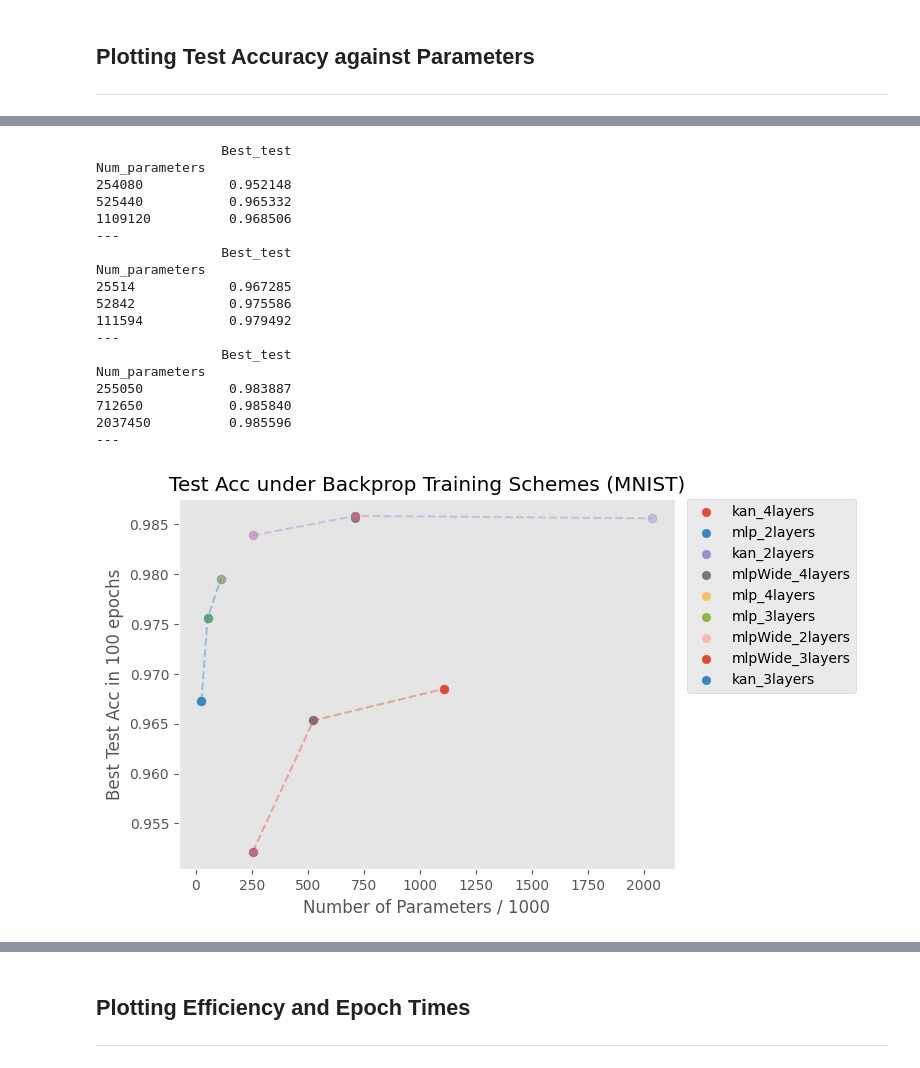
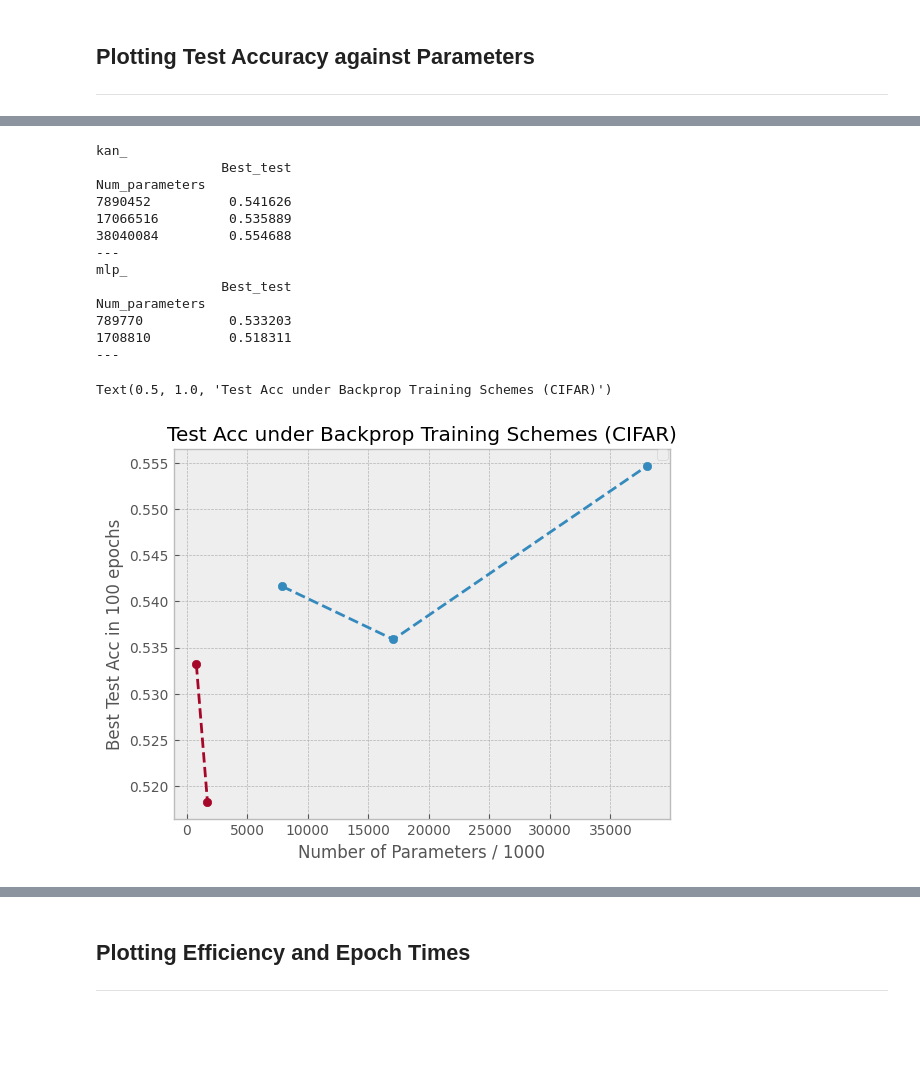
Before and after one commit to ShairozS/HSIC_Bottleneck-Pytorch, a Jupyter notebook: Outputs/results_analysis.ipynb, the cells around one changed output, grey strips where cells are left out. Saved outputs shown, nothing was run; the diff lists cells and outputs as text; code cells hidden in the pictures; blank space fills up the shorter version.

```diff
--- a/Outputs/results_analysis.ipynb
+++ b/Outputs/results_analysis.ipynb
@@ -7,7 +7,7 @@ import matplotlib.pyplot as plt
 ----------
 # %%
 df = pd.read_csv('../Notebooks/results_compiled.csv', )
-DATASET = 'MNIST'
+DATASET = 'CIFAR'
 df = df[df.Dataset == DATASET]
 df.head()
 print(df.shape)
@@ -43,45 +62,43 @@ df['Best_test'] = df['Best_test'].astype('float32')
 # %%
-plt.style.use('ggplot')
+plt.style.use( 'bmh')
 
 fig, axes = plt.subplots()
 
-
-for ma in ['kan_', 'mlp_', 'mlpW']:
+colors = [[0,0,.1], [0,0,.5], [0,0,1]]
+for ma in ['kan_', 'mlp_']:
+    print(ma)
     sq = df[df.ModelType.apply(lambda x: x[:4]) ==ma]
-    sq = sq[['ModelType', 'Num_parameters', 'Best_test']]
+    sq = sq[['ModelType', 'Num_parameters', 'Best_test']]; label = list(sq.ModelType)[0]
     sq2 = sq.groupby('Num_parameters').max()
     sq2 = sq2[['Best_test']]; print(sq2)
-    axes.plot(sq2.index/1000, sq2.Best_test, alpha = 0.4, linestyle='--', linewidth = 1.5, marker = 'o')
+    axes.scatter(sq2.index/1000, sq2.Best_test)
+    axes.plot(sq2.index/1000, sq2.Best_test, linestyle = '--')
+    #axes.plot(sq2.index/1000, sq2.Best_test, alpha = 1, linestyle='--', linewidth = 1.5, marker = 'o')
     print('---')
 
 
-for model in set(np.unique(df['ModelType'])):
-    sa = df[(df.ModelType ==model)]
-    axes.scatter(np.min(sa.Num_parameters/1000), np.max(sa.Best_test), label = model)
+#for model in set(np.unique(df['ModelType'])):
+#    sa = df[(df.ModelType ==model)]
+#    axes.plot(np.min(sa.Num_parameters/1000), np.max(sa.Best_test), label = model)
 
 #plt.ylim(0.8, 1)
 plt.xlabel("Number of Parameters / 1000")
 plt.ylabel("Best Test Acc in 100 epochs")
 plt.legend(bbox_to_anchor=(1.01, 1.02))
 plt.title("Test Acc under Backprop Training Schemes (" + DATASET + ")")
-axes.grid()
 # %% [output]
+kan_
                 Best_test
 Num_parameters
-254080           0.952148
-525440           0.965332
-1109120          0.968506
+7890452          0.541626
+17066516         0.535889
+38040084         0.554688
 ---
+mlp_
                 Best_test
 Num_parameters
-25514            0.967285
-52842            0.975586
-111594           0.979492
+789770           0.533203
+1708810          0.518311
 ---
-                Best_test
-Num_parameters
-255050           0.983887
-712650           0.985840
-2037450          0.985596
----
+Text(0.5, 1.0, 'Test Acc under Backprop Training Schemes (CIFAR)')
-[figure, old version]
+[figure, new version]
```
Also changed, not shown: parts of 7 cells of this notebook, 9 other files.
